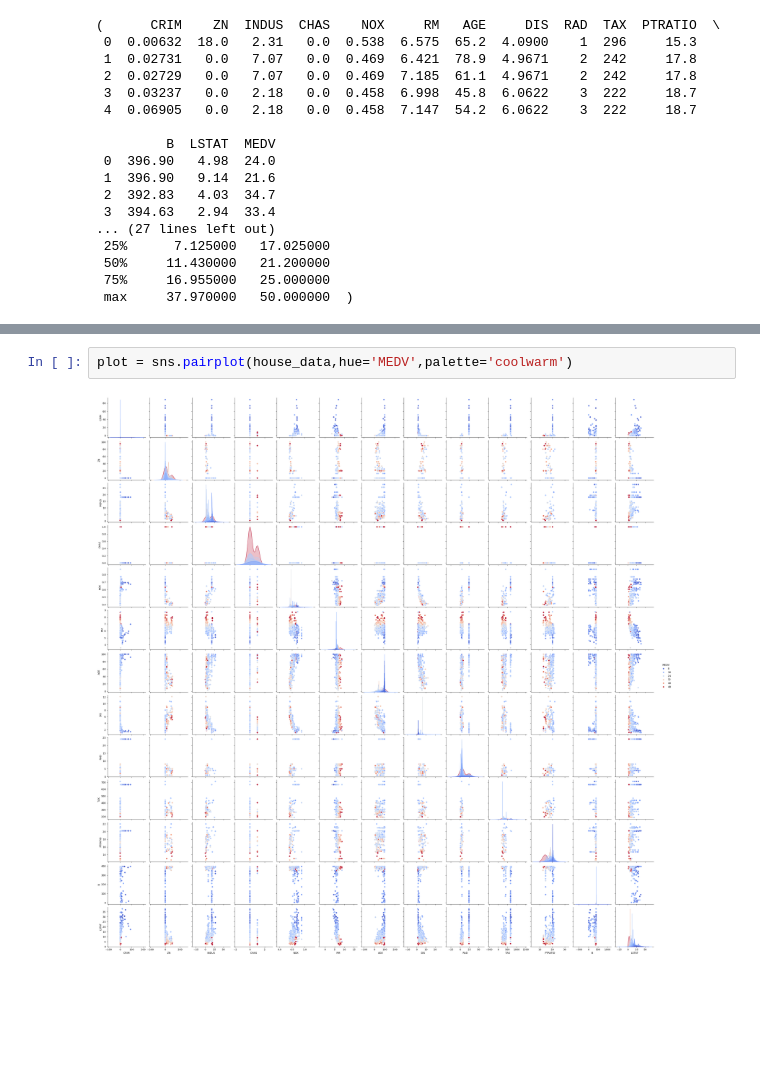
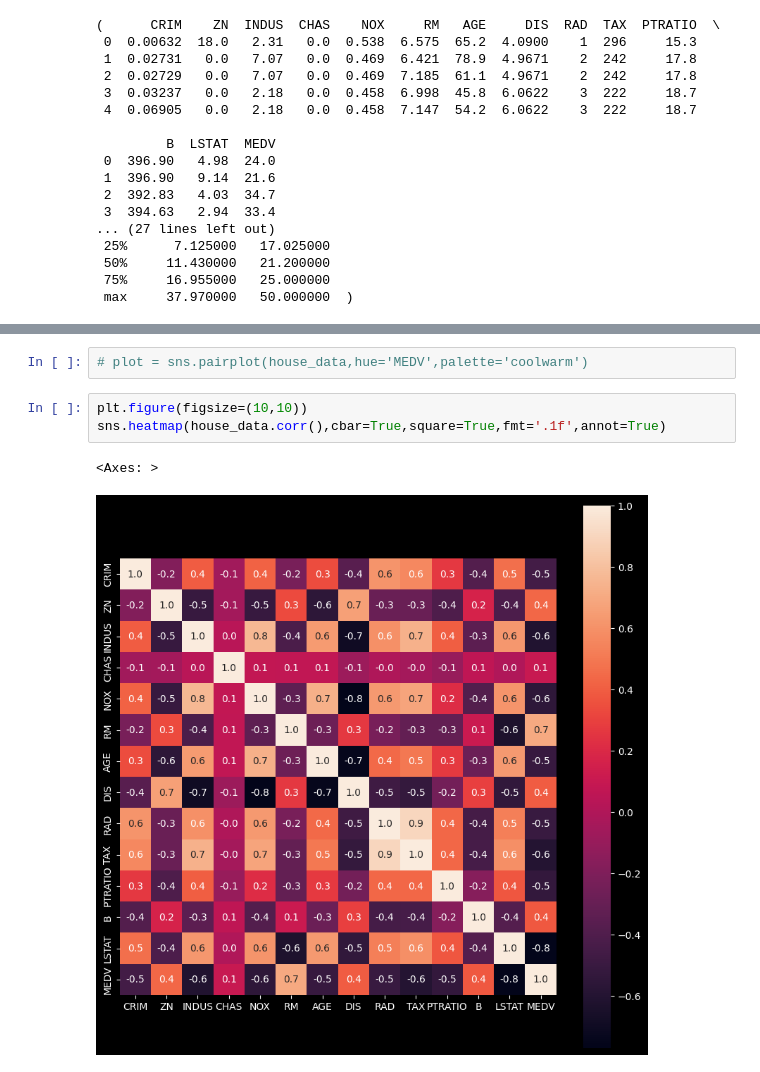
Before and after one commit to rahulll1123/Learning-ML, a Jupyter notebook: 3. HousePricePrediction-2025-01-29/PricePrediction.ipynb, the cells around one changed output, grey strips where cells are left out. Saved outputs shown, nothing was run; the diff lists cells and outputs as text; blank space fills up the shorter version.

```diff
--- a/3. HousePricePrediction-2025-01-29/PricePrediction.ipynb
+++ b/3. HousePricePrediction-2025-01-29/PricePrediction.ipynb
@@ -39,4 +41,8 @@ plot = house_data.hist(bins=20, figsize=(14,10))
 # %%
-plot = sns.pairplot(house_data,hue='MEDV',palette='coolwarm')
+# plot = sns.pairplot(house_data,hue='MEDV',palette='coolwarm')
-# %% [output]
-[figure, removed]
+# %%
+plt.figure(figsize=(10,10))
+sns.heatmap(house_data.corr(),cbar=True,square=True,fmt='.1f',annot=True)
+# %% [output]
+<Axes: >
+[figure, added]
```
Also changed, not shown: parts of 13 cells of this notebook.
